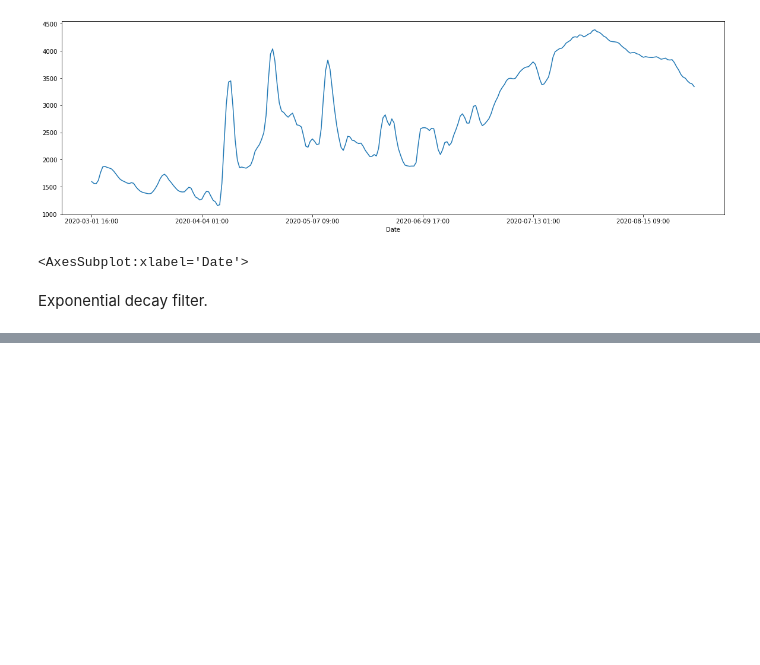
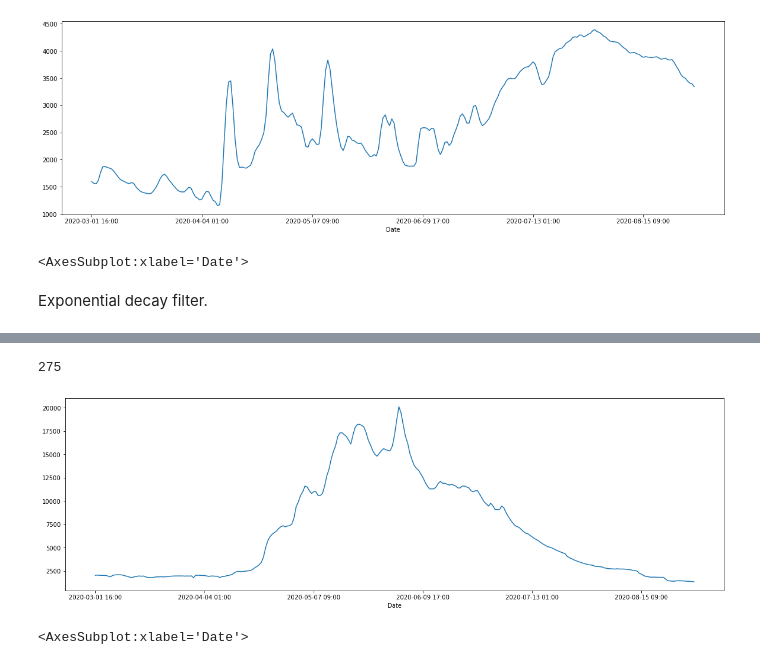
Before and after one commit to StephenElston/CSCI-E-108, a Jupyter notebook: notebooks/02_Streaming.ipynb, the cells around one changed output, grey strips where cells are left out. Saved outputs shown, nothing was run; the diff lists cells and outputs as text; code cells hidden in the pictures; blank space fills up the shorter version.

```diff
--- a/notebooks/02_Streaming.ipynb
+++ b/notebooks/02_Streaming.ipynb
@@ -155,0 +219,9 @@ Exponential decay filter.
+# %%
+smoothed_99 = exponential_smooth(query_stream(stream_flow, Columns='Stream_flow', site_numbers=[12447200]), alpha=0.99, step=64)
+
+print(len(smoothed_99))
+plot_time_series(smoothed_99)
+# %% [output]
+275
+[figure, added]
+<AxesSubplot:xlabel='Date'>
```
Also changed, not shown: parts of 13 cells of this notebook.
